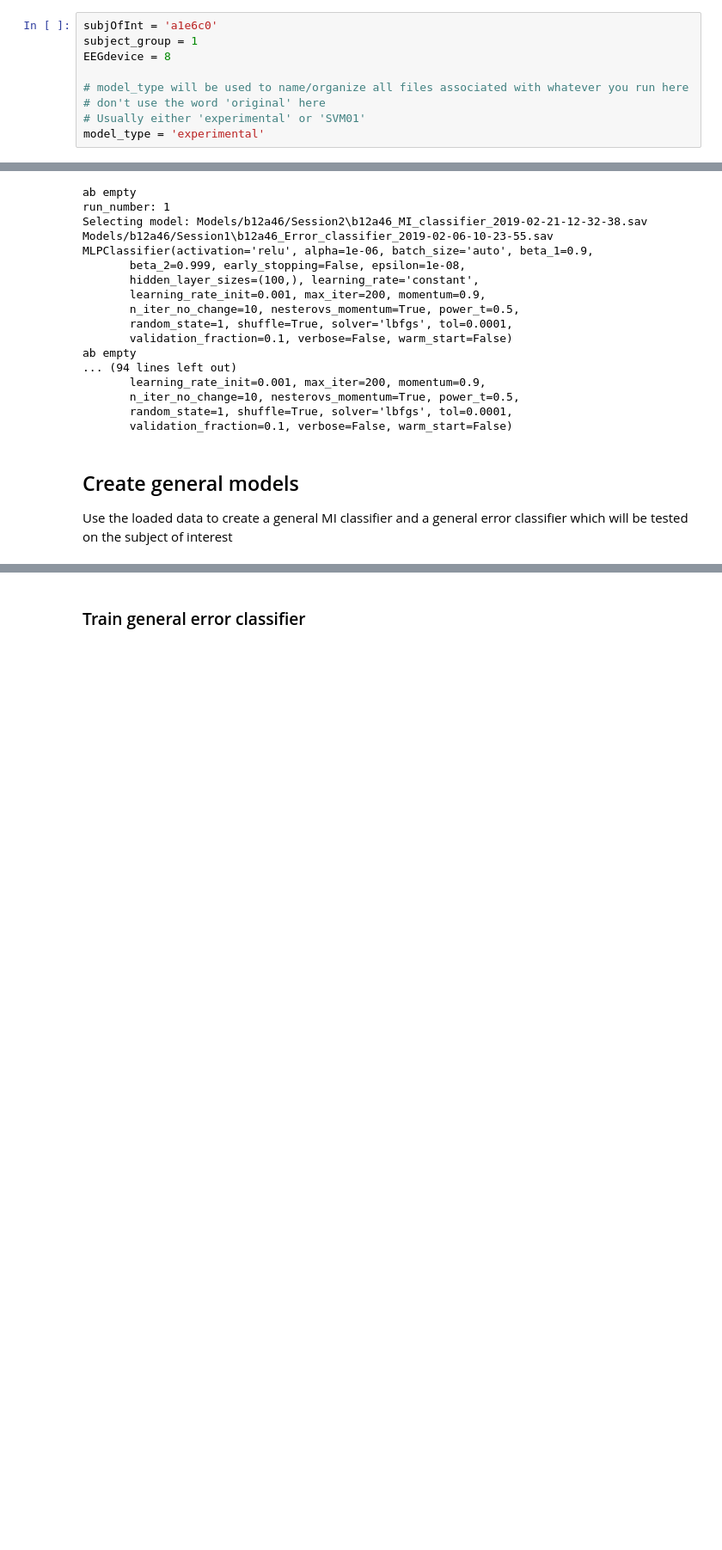
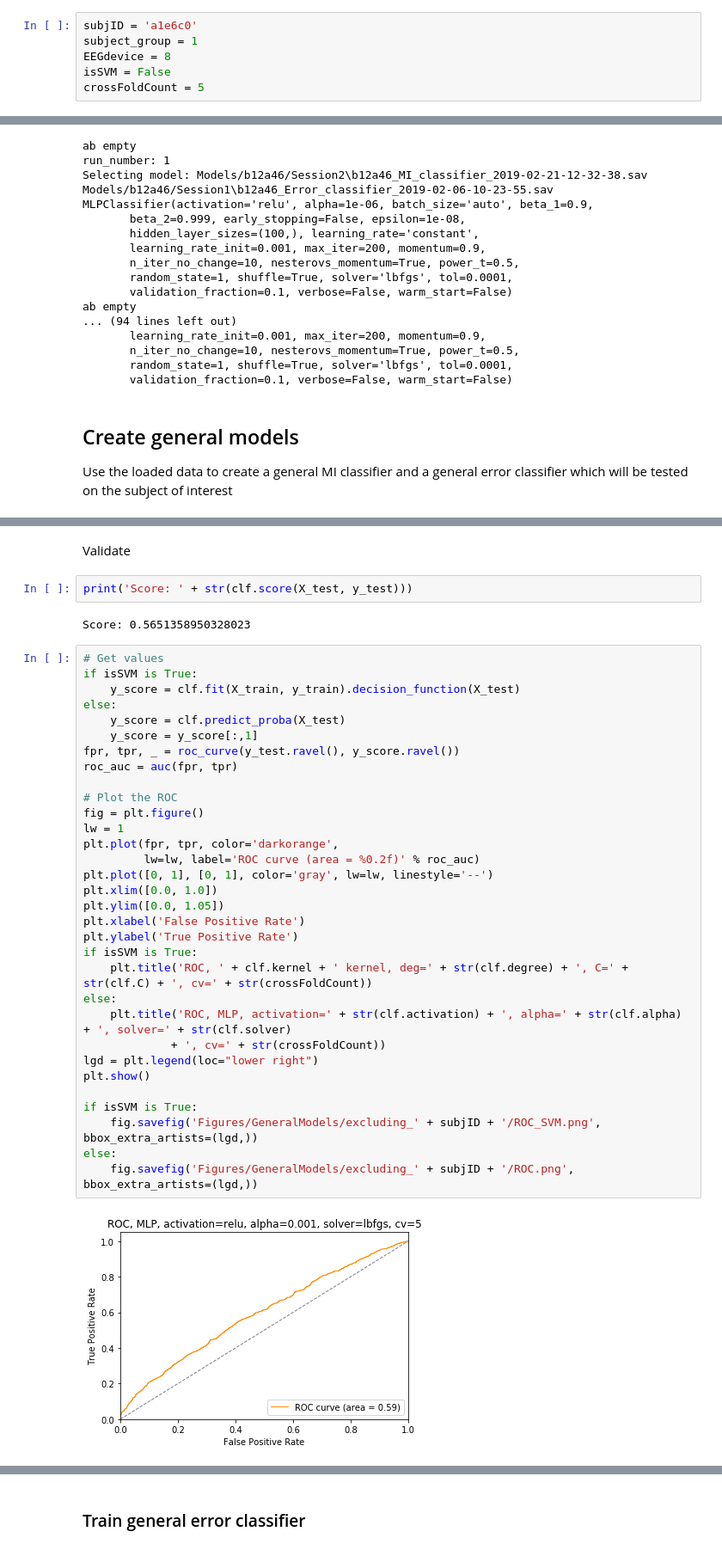
Before and after one commit to lpjiang97/EEG-CoAdaptation, a Jupyter notebook: Analysis/Create_General_Models.ipynb, the cells around one changed output, grey strips where cells are left out. Shown: that part at 86% size. Saved outputs shown, nothing was run; the diff lists cells and outputs as text; blank space fills up the shorter version.

```diff
--- a/Analysis/Create_General_Models.ipynb
+++ b/Analysis/Create_General_Models.ipynb
@@ -36,15 +36,12 @@ import os
 import re
 # %% [markdown]
 ## Set Parameters
-# %%
-subjOfInt = 'a1e6c0'
-subject_group = 1
-EEGdevice = 8
-
-# model_type will be used to name/organize all files associated with whatever you run here
-# don't use the word 'original' here
-# Usually either 'experimental' or 'SVM01'
-model_type = 'experimental'
+# %%
+subjID = 'a1e6c0'
+subject_group = 1
+EEGdevice = 8
+isSVM = False
+crossFoldCount = 5
 # %% [markdown]
 ## Function Definitions
 # %% [markdown]
@@ -421,0 +351,40 @@ MLPClassifier(activation='relu', alpha=0.01, batch_size='auto', beta_1=0.9,
+# %% [markdown]
+Validate
+# %%
+print('Score: ' + str(clf.score(X_test, y_test)))
+# %% [output]
+Score: 0.5651358950328023
+# %%
+# Get values
+if isSVM is True:
+    y_score = clf.fit(X_train, y_train).decision_function(X_test)
+else:
+    y_score = clf.predict_proba(X_test)
+    y_score = y_score[:,1]
+fpr, tpr, _ = roc_curve(y_test.ravel(), y_score.ravel())
+roc_auc = auc(fpr, tpr)
+
+# Plot the ROC
+fig = plt.figure()
+lw = 1
+plt.plot(fpr, tpr, color='darkorange',
+         lw=lw, label='ROC curve (area = %0.2f)' % roc_auc)
+plt.plot([0, 1], [0, 1], color='gray', lw=lw, linestyle='--')
+plt.xlim([0.0, 1.0])
+plt.ylim([0.0, 1.05])
+plt.xlabel('False Positive Rate')
+plt.ylabel('True Positive Rate')
+if isSVM is True:
+    plt.title('ROC, ' + clf.kernel + ' kernel, deg=' + str(clf.degree) + ', C=' + str(clf.C) + ', cv=' + str(crossFoldCount))
+else:
+    plt.title('ROC, MLP, activation=' + str(clf.activation) + ', alpha=' + str(clf.alpha) + ', solver=' + str(clf.solver)
+             + ', cv=' + str(crossFoldCount))
+lgd = plt.legend(loc="lower right")
+plt.show()
+
+if isSVM is True:
+    fig.savefig('Figures/GeneralModels/excluding_' + subjID + '/ROC_SVM.png', bbox_extra_artists=(lgd,))
+else:
+    fig.savefig('Figures/GeneralModels/excluding_' + subjID + '/ROC.png', bbox_extra_artists=(lgd,))
+# %% [output]
+[figure, added]
```
Also changed, not shown: parts of 17 cells of this notebook, 1 other file.
